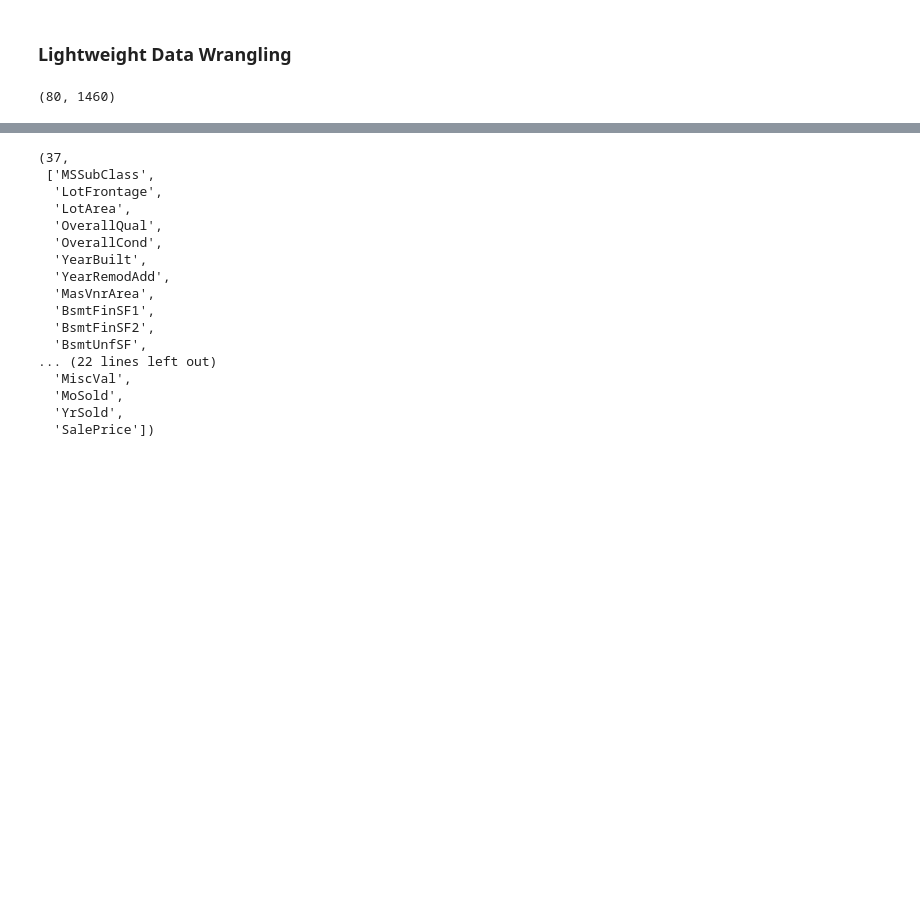
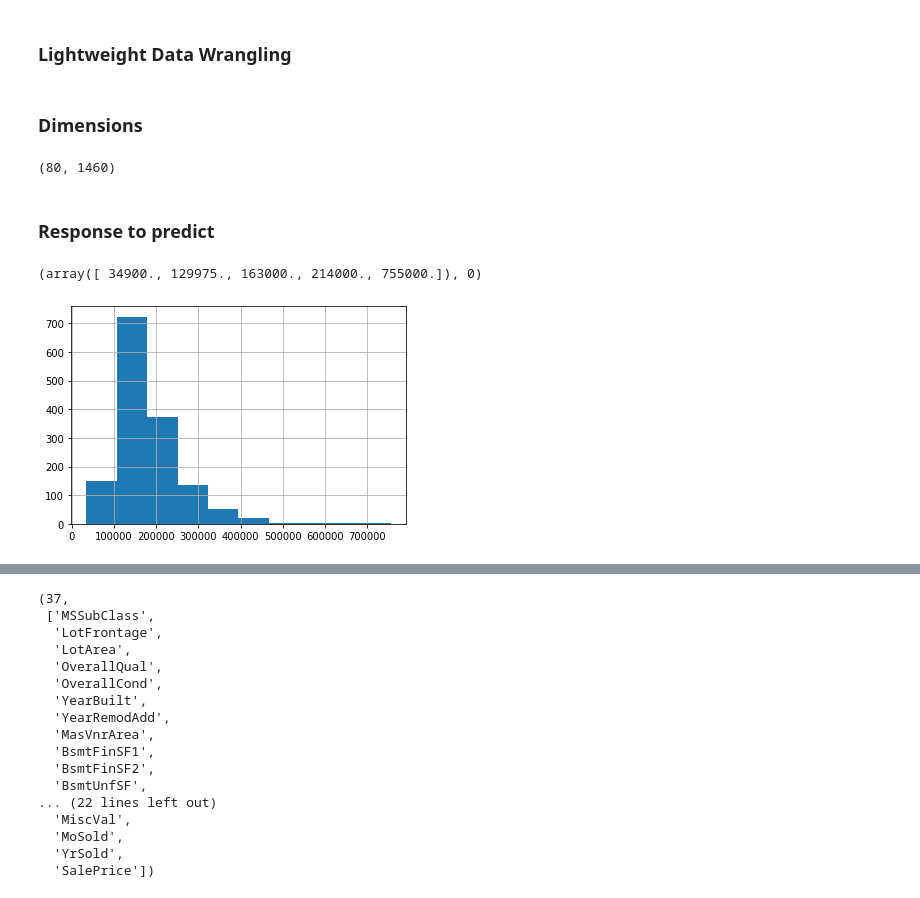
Before and after one commit to Arnaud15/house_prices_mlp, a Jupyter notebook: eda.ipynb, the cells around one changed output, grey strips where cells are left out. Saved outputs shown, nothing was run; the diff lists cells and outputs as text; code cells hidden in the pictures; blank space fills up the shorter version.

```diff
--- a/eda.ipynb
+++ b/eda.ipynb
@@ -11,7 +12,19 @@ FILE_PATH = "data/train.csv"
 ### Lightweight Data Wrangling
 # %%
 data = pd.read_csv(FILE_PATH).iloc[:, 1:]  # removing the first Id column
+# %% [markdown]
+### Dimensions
 # %%
 len(data.columns), len(data)
 # %% [output]
 (80, 1460)
+# %% [markdown]
+### Response to predict
+# %%
+y_vec = data['SalePrice'].values
+plt.hist(y_vec)
+plt.grid()
+np.quantile(y_vec, [0.0, 0.25, 0.5, 0.75, 1.0]), np.isnan(y_vec).sum()
+# %% [output]
+(array([ 34900., 129975., 163000., 214000., 755000.]), 0)
+[figure, added]
```
Also changed, not shown: parts of 45 cells of this notebook.
